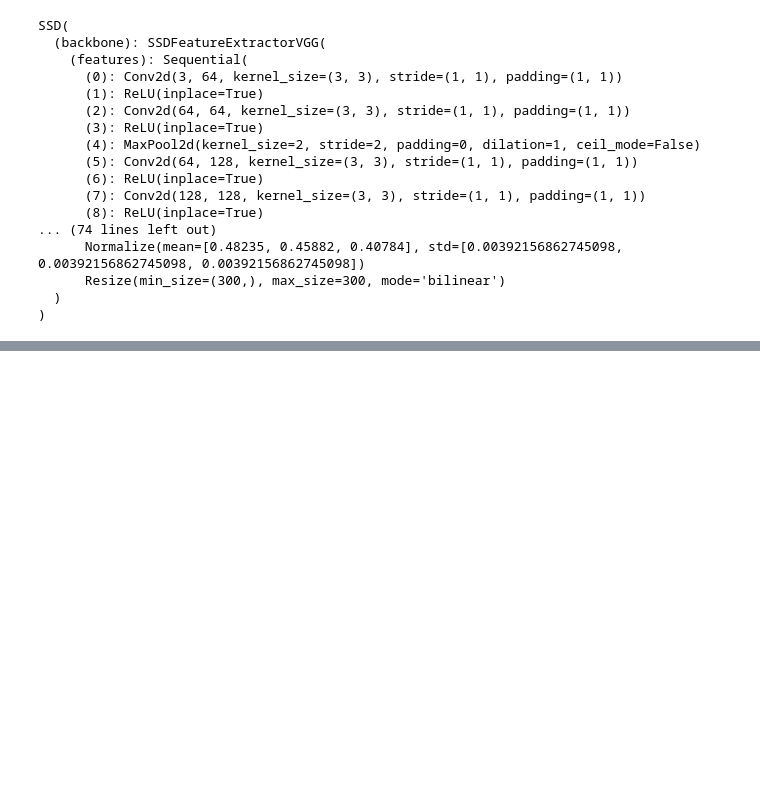
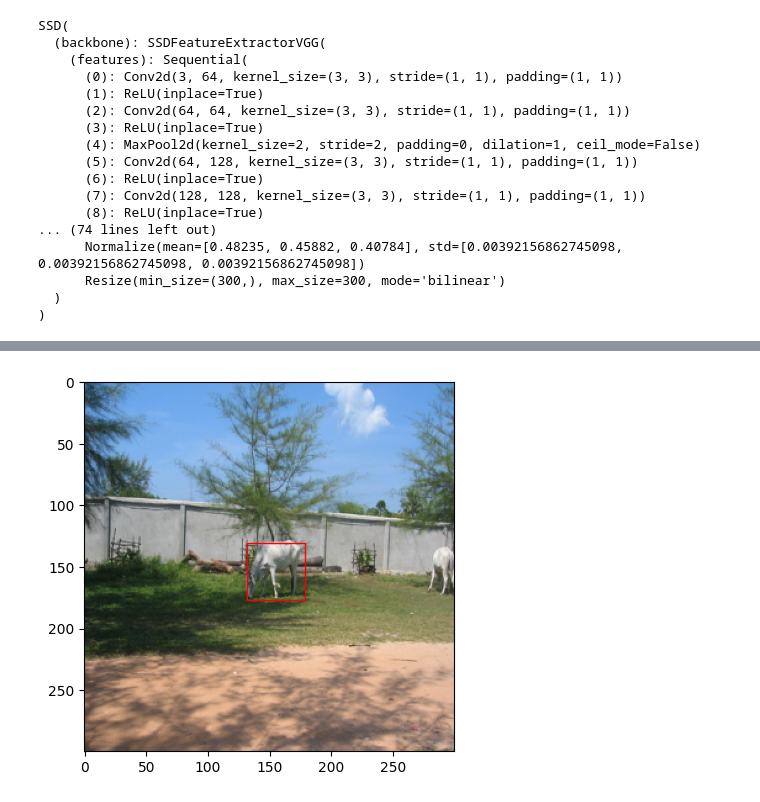
Before and after one commit to Hamsinideshmukh/Mastering-CV-with-Pytorch2.0, a Jupyter notebook: chapter9_obj_detection.ipynb, the cells around one changed output, grey strips where cells are left out. Saved outputs shown, nothing was run; the diff lists cells and outputs as text; code cells hidden in the pictures; blank space fills up the shorter version.

Commit message:
Kaggle Notebook | chapter9_obj_detection | Version 8

```diff
--- a/chapter9_obj_detection.ipynb
+++ b/chapter9_obj_detection.ipynb
@@ -370,0 +384,3 @@ SSD(
+# %%
+model = detection.ssd300_vgg16(weights=SSD300_VGG16_Weights.DEFAULT)
+model.eval()
@@ -370,0 +405,52 @@ SSD(
+# %%
+def transform_image(image):
+    transform = transforms.Compose([
+    transforms.Resize((300, 300)),
+    transforms.ToTensor()
+    ])
+    return transform(image).unsqueeze(0)
+# %%
+# Load an example image from the PASCAL VOC dataset
+dataset = VOCDetection(
+    root="./voc_data",
+    year="2012",
+    image_set="val",
+    download=False
+)
+
+# Sample image
+image, _ = dataset[3]
+
+# Apply preprocessing
+image = transform_image(image)
+
+# Perform inference
+with torch.no_grad():
+    prediction = model(image)
+
+# Extract predictions
+det_boxes = prediction[0]["boxes"]
+det_labels = prediction[0]["labels"]
+det_scores = prediction[0]["scores"]
+
+# Display the image and detected bounding boxes
+fig, ax = plt.subplots(1)
+
+ax.imshow(image.squeeze().permute(1, 2, 0))
+
+for box in det_boxes:
+    rect = plt.Rectangle(
+        (box[0], box[1]),
+        box[2] - box[0],
+        box[3] - box[1],
+        fill=False,
+        color="red"
+    )
+    ax.add_patch(rect)
+
+    # Show only the first detected box
+    break
+
+plt.show()
+# %% [output]
+[figure, added]
```
Also changed, not shown: parts of 3 cells of this notebook.
